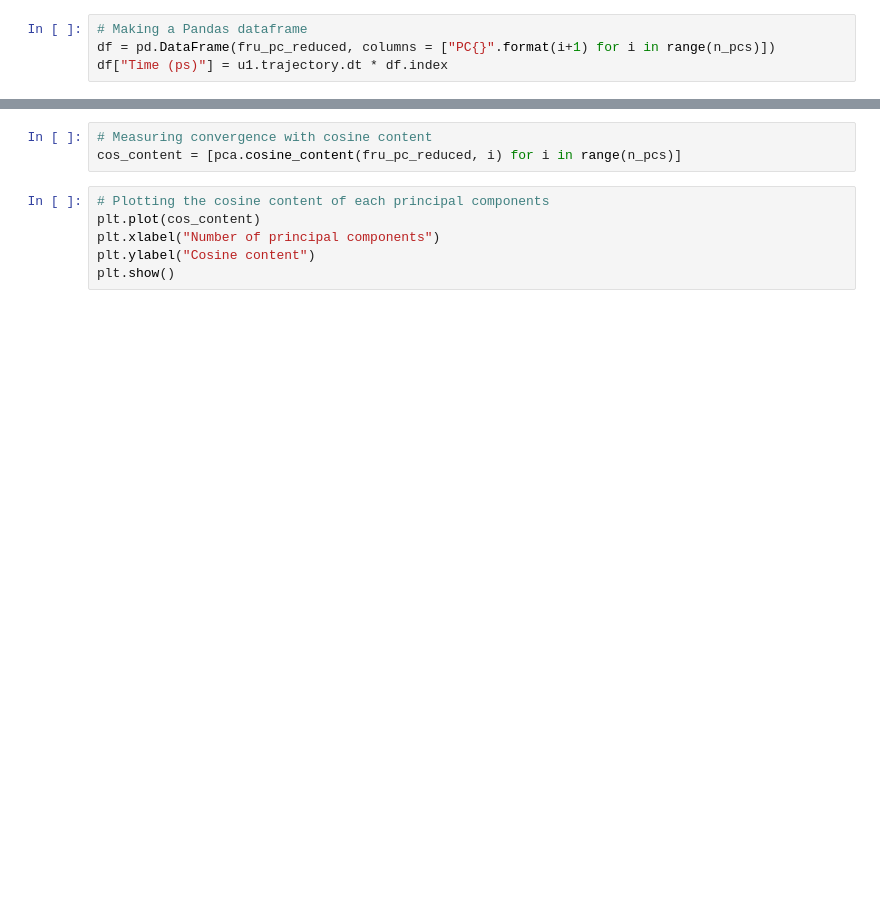
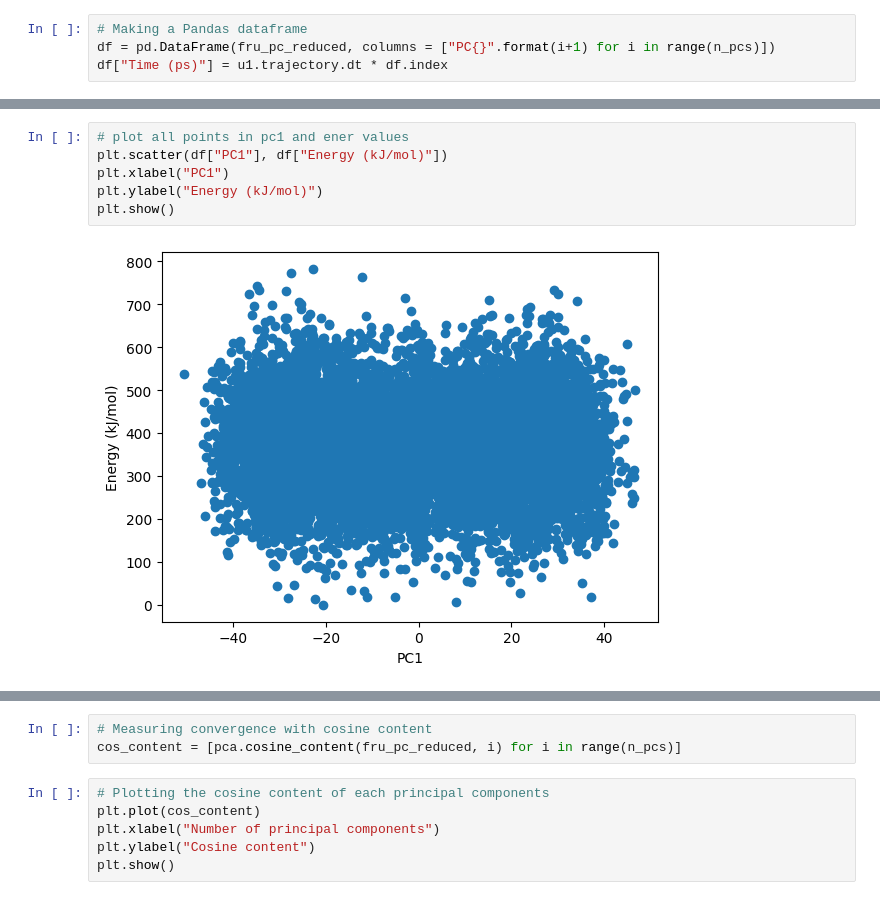
Before and after one commit to 2253shubham/Fructose_in_water_MD_simulation, a Jupyter notebook: Fructose_in_water.ipynb, the cells around one changed output, grey strips where cells are left out. Drawn from its saved outputs; the diff is of its cells as text; blank space fills up the shorter version.

```diff
--- a/Fructose_in_water.ipynb
+++ b/Fructose_in_water.ipynb
@@ -82,0 +104,8 @@ df["Time (ps)"] = u1.trajectory.dt * df.index
+# %%
+# plot all points in pc1 and ener values
+plt.scatter(df["PC1"], df["Energy (kJ/mol)"])
+plt.xlabel("PC1")
+plt.ylabel("Energy (kJ/mol)")
+plt.show()
+# %% [output]
+[figure, added]
```
Also changed, not shown: parts of 17 cells of this notebook.
